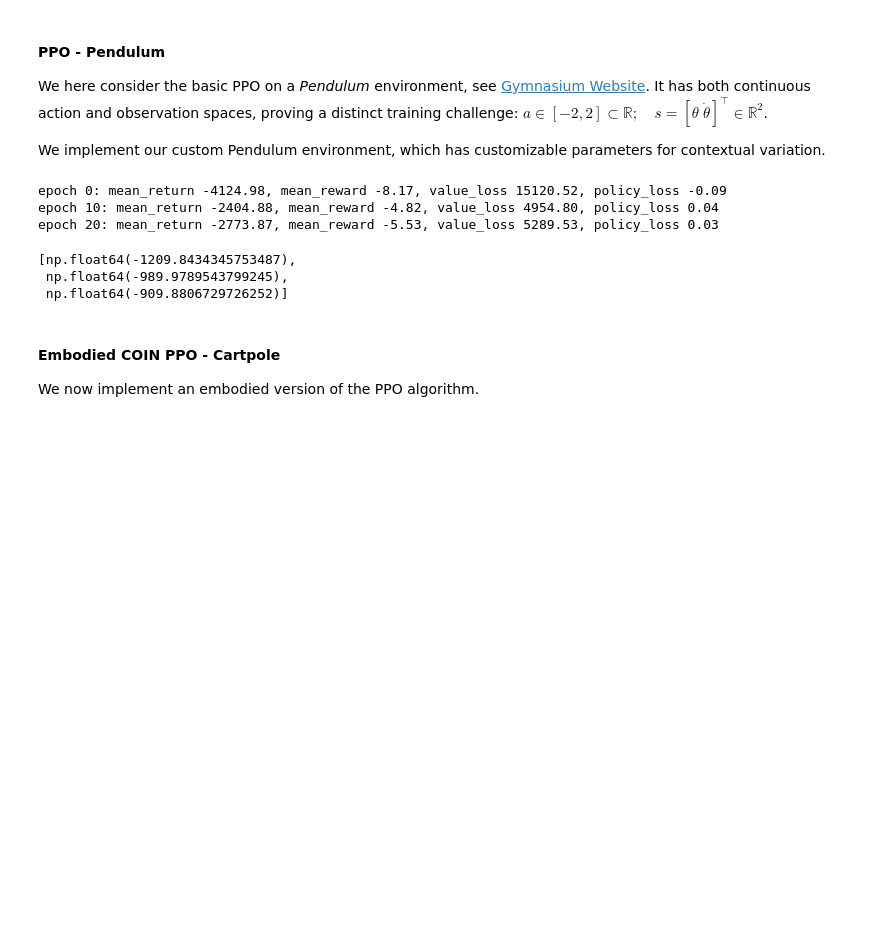
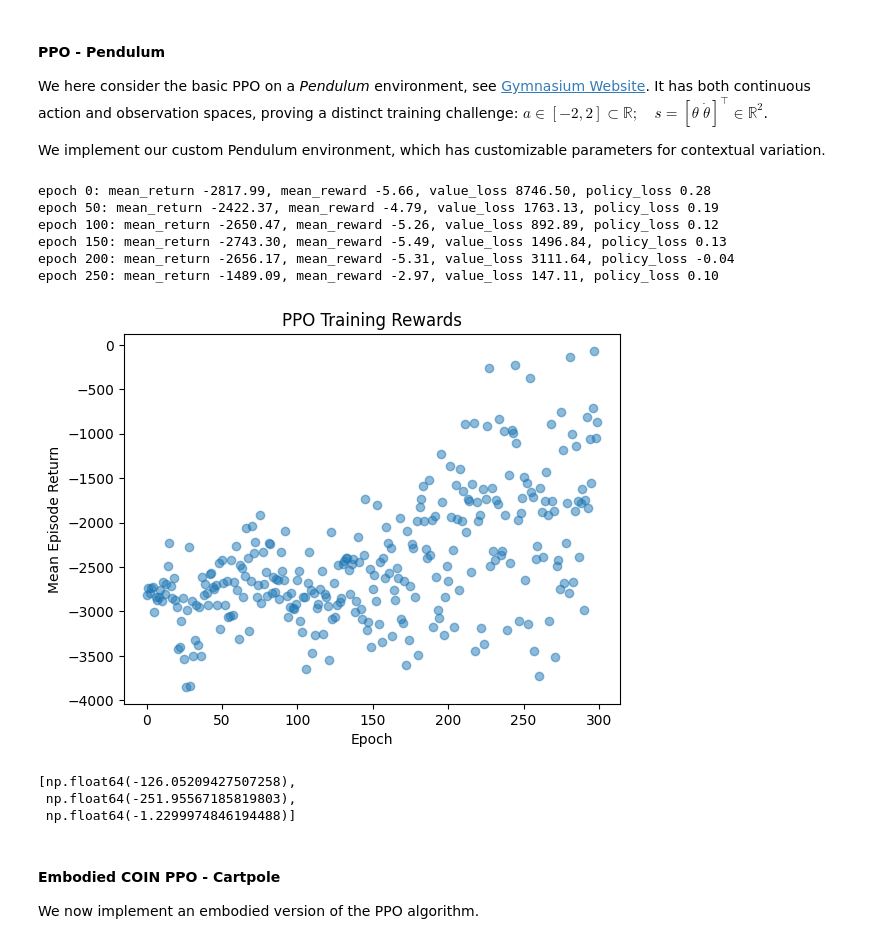
Before and after one commit to RichieRich2569/COINRL, a Jupyter notebook: basics.ipynb, the cells around one changed output. Drawn from its saved outputs; the diff is of its cells as text; code cells hidden in the pictures; blank space fills up the shorter version.

Commit message:
Update on original PPO code for Pendulum tests. Still not functional.

```diff
--- a/basics.ipynb
+++ b/basics.ipynb
@@ -624,34 +624,51 @@ We implement our custom Pendulum environment, which has customizable parameters
 # %%
 from rl import PPOAgent
 import gymnasium as gym
-from environments import CustomPendulumEnv
+from environments import CustomPendulumEnv, PendulumEnv
 from tqdm.notebook import tqdm
 
 env = CustomPendulumEnv(l=1,render_mode="none")
-ppo = PPOAgent(env)
+
+ppo = PPOAgent(env, lr=3e-4, ent_coef=0.01)
+
+mean_returns = []
 
 # plain PPO training
-for epoch in tqdm(range(30)):
+for epoch in tqdm(range(300)):
     r = ppo.train_step(env)
     mean_return = r["mean_episode_return"]
     mean_reward = r["mean_reward_per_step"]
     value_loss = r["value_loss"]
     policy_loss = r["policy_loss"]
-    if epoch % 10 == 0:
+
+    mean_returns.append(mean_return)
+    if epoch % 50 == 0:
        print(f"epoch {epoch}: mean_return {mean_return:.2f}, mean_reward {mean_reward:.2f}, value_loss {value_loss:.2f}, policy_loss {policy_loss:.2f}")
 # %% [output]
-epoch 0: mean_return -4124.98, mean_reward -8.17, value_loss 15120.52, policy_loss -0.09
-epoch 10: mean_return -2404.88, mean_reward -4.82, value_loss 4954.80, policy_loss 0.04
-epoch 20: mean_return -2773.87, mean_reward -5.53, value_loss 5289.53, policy_loss 0.03
+epoch 0: mean_return -2817.99, mean_reward -5.66, value_loss 8746.50, policy_loss 0.28
+epoch 50: mean_return -2422.37, mean_reward -4.79, value_loss 1763.13, policy_loss 0.19
+epoch 100: mean_return -2650.47, mean_reward -5.26, value_loss 892.89, policy_loss 0.12
+epoch 150: mean_return -2743.30, mean_reward -5.49, value_loss 1496.84, policy_loss 0.13
+epoch 200: mean_return -2656.17, mean_reward -5.31, value_loss 3111.64, policy_loss -0.04
+epoch 250: mean_return -1489.09, mean_reward -2.97, value_loss 147.11, policy_loss 0.10
+# %%
+# Plot training rewards
+plt.scatter(range(len(mean_returns)), mean_returns, alpha=0.5)
+plt.xlabel("Epoch")
+plt.ylabel("Mean Episode Return")
+plt.title("PPO Training Rewards")
+plt.show()
+# %% [output]
+[figure, added]
 # %%
 # Visualise evaluation
 from environments import CustomPendulumEnv
 env = CustomPendulumEnv(l=1,render_mode="human")
 ppo.evaluate(env, n_episodes=3)
 # %% [output]
-[np.float64(-1209.8434345753487),
- np.float64(-989.9789543799245),
- np.float64(-909.8806729726252)]
+[np.float64(-126.05209427507258),
+ np.float64(-251.95567185819803),
+ np.float64(-1.2299974846194488)]
 # %% [markdown]
 #### Embodied COIN PPO - Cartpole
 
```
Also changed, not shown: 1 other file.
